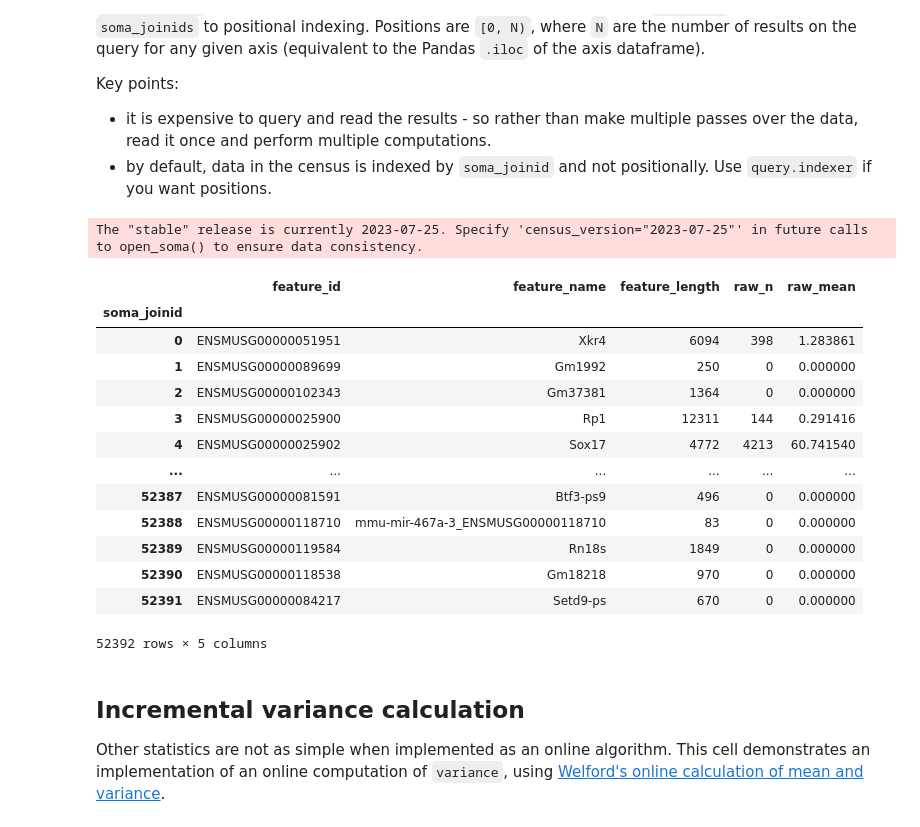
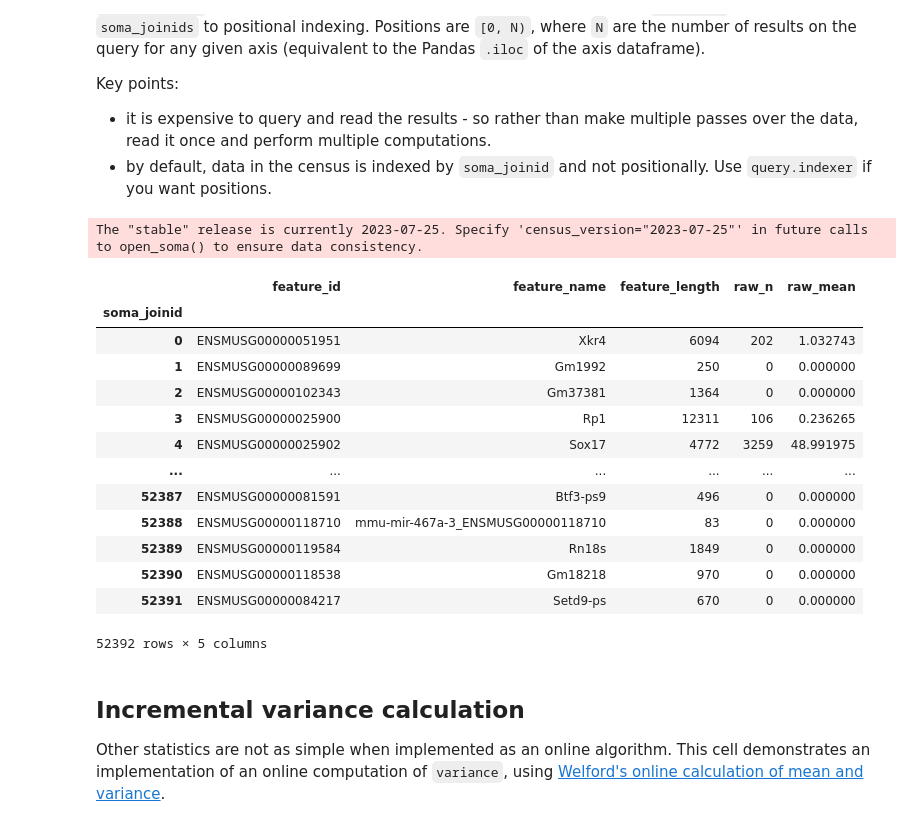
Before and after one commit to chanzuckerberg/cellxgene-census, a Jupyter notebook: api/python/notebooks/api_demo/census_compute_over_X.ipynb, the cells around one changed output. Drawn from its saved outputs; the diff is of its cells as text; code cells hidden in the pictures.

Commit message:
Add is_primary_data guidance

```diff
--- a/api/python/notebooks/api_demo/census_compute_over_X.ipynb
+++ b/api/python/notebooks/api_demo/census_compute_over_X.ipynb
@@ -41,40 +43,42 @@ with cellxgene_census.open_soma() as census:
     mouse = census["census_data"]["mus_musculus"]
     with mouse.axis_query(
         measurement_name="RNA",
-        obs_query=soma.AxisQuery(value_filter="tissue=='brain' and sex=='male'"),
+        obs_query=soma.AxisQuery(
+            value_filter="tissue=='brain' and sex=='male' and is_primary_data==True"
+        ),
     ) as query:
         var_df = query.var().concat().to_pandas().set_index("soma_joinid")
         n_vars = len(var_df)
 
         raw_n = np.zeros((n_vars,), dtype=np.int64)  # accumulate number of non-zero X values
         raw_sum = np.zeros((n_vars,), dtype=np.float64)  # accumulate the sum of expression
 
         # query.X() returns an iterator of pyarrow.Table, with X data in COO format.
         # You can request an indexer from the query that will map it to positional indices
         indexer = query.indexer
         for arrow_tbl in query.X("raw").tables():
             var_dim = indexer.by_var(arrow_tbl["soma_dim_1"])
             data = arrow_tbl["soma_data"]
             np.add.at(raw_n, var_dim, 1)
             np.add.at(raw_sum, var_dim, data)
 
     with np.errstate(divide="ignore", invalid="ignore"):
         raw_mean = raw_sum / query.n_obs
     raw_mean[np.isnan(raw_mean)] = 0
 
     var_df = var_df.assign(raw_n=pd.Series(data=raw_n, index=var_df.index))
     var_df = var_df.assign(raw_mean=pd.Series(data=raw_mean, index=var_df.index))
 
     display(var_df)
 # %% [output]
 The "stable" release is currently 2023-07-25. Specify 'census_version="2023-07-25"' in future calls to open_soma() to ensure data consistency.
 |  | feature_id | feature_name | feature_length | raw_n | raw_mean |
 | soma_joinid |  |  |  |  |  |
-| 0 | ENSMUSG00000051951 | Xkr4 | 6094 | 398 | 1.283861 |
+| 0 | ENSMUSG00000051951 | Xkr4 | 6094 | 202 | 1.032743 |
 | 1 | ENSMUSG00000089699 | Gm1992 | 250 | 0 | 0.000000 |
 | 2 | ENSMUSG00000102343 | Gm37381 | 1364 | 0 | 0.000000 |
-| 3 | ENSMUSG00000025900 | Rp1 | 12311 | 144 | 0.291416 |
-| 4 | ENSMUSG00000025902 | Sox17 | 4772 | 4213 | 60.741540 |
+| 3 | ENSMUSG00000025900 | Rp1 | 12311 | 106 | 0.236265 |
+| 4 | ENSMUSG00000025902 | Sox17 | 4772 | 3259 | 48.991975 |
 | ... | ... | ... | ... | ... | ... |
 | 52387 | ENSMUSG00000081591 | Btf3-ps9 | 496 | 0 | 0.000000 |
 | 52388 | ENSMUSG00000118710 | mmu-mir-467a-3_ENSMUSG00000118710 | 83 | 0 | 0.000000 |
```
Also changed, not shown: parts of 2 cells of this notebook, 8 other files.
